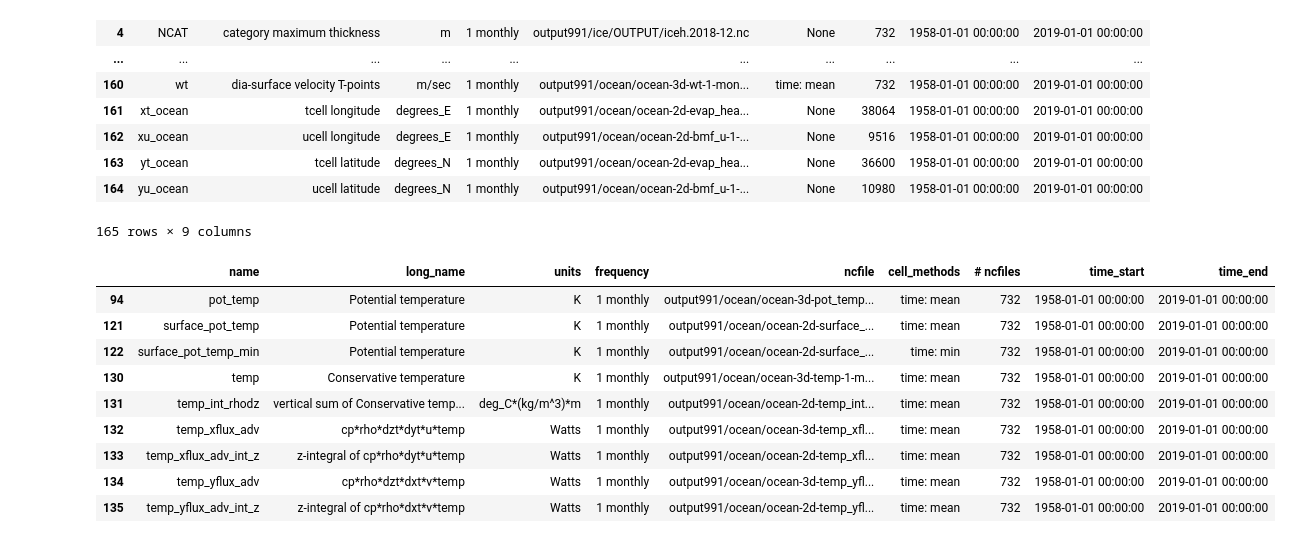
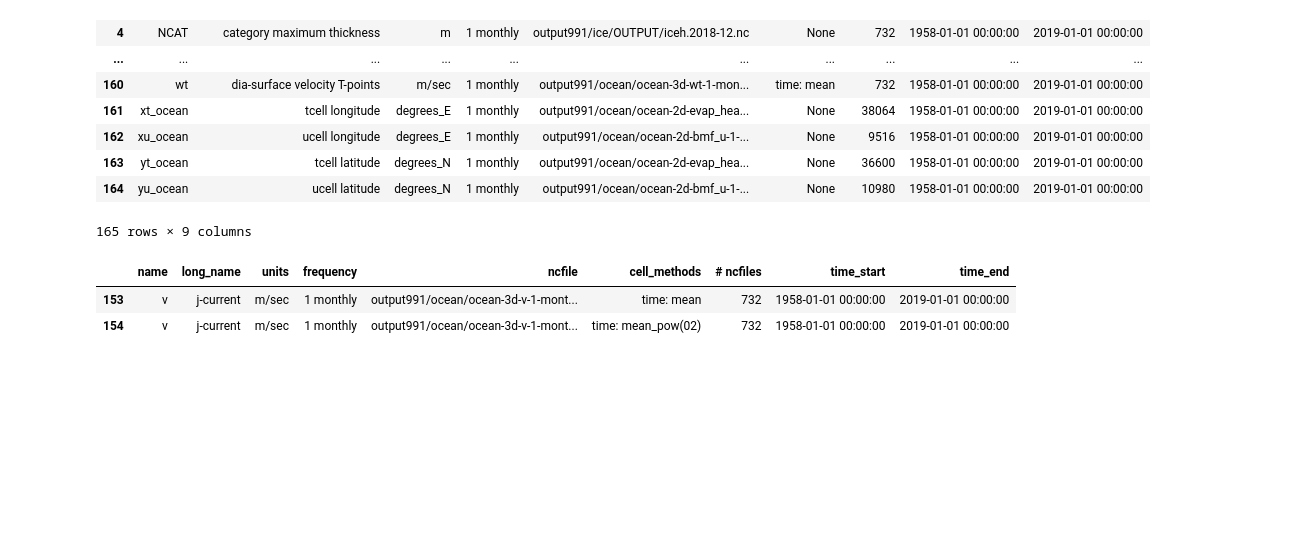
Before and after one commit to adityarn/CDW_mixing_ACCESS, a Jupyter notebook: Exploratory.ipynb, the cells around one changed output. Drawn from its saved outputs; the diff is of its cells as text; code cells hidden in the pictures; blank space fills up the shorter version.

```diff
--- a/Exploratory.ipynb
+++ b/Exploratory.ipynb
@@ -66,15 +64,8 @@ varList
 | 164 | yu_ocean | ucell latitude | degrees_N | 1 monthly | output991/ocean/ocean-2d-bmf_u-1-... | None | 10980 | 1958-01-01 00:00:00 | 2019-01-01 00:00:00 |
 165 rows × 9 columns
 # %%
-varList.loc[varList["name"].str.lower().str.contains("temp")]
+varList.loc[varList["long_name"].str.lower().str.contains("j-current")]
 # %% [output]
 |  | name | long_name | units | frequency | ncfile | cell_methods | # ncfiles | time_start | time_end |
-| 94 | pot_temp | Potential temperature | K | 1 monthly | output991/ocean/ocean-3d-pot_temp... | time: mean | 732 | 1958-01-01 00:00:00 | 2019-01-01 00:00:00 |
-| 121 | surface_pot_temp | Potential temperature | K | 1 monthly | output991/ocean/ocean-2d-surface_... | time: mean | 732 | 1958-01-01 00:00:00 | 2019-01-01 00:00:00 |
-| 122 | surface_pot_temp_min | Potential temperature | K | 1 monthly | output991/ocean/ocean-2d-surface_... | time: min | 732 | 1958-01-01 00:00:00 | 2019-01-01 00:00:00 |
-| 130 | temp | Conservative temperature | K | 1 monthly | output991/ocean/ocean-3d-temp-1-m... | time: mean | 732 | 1958-01-01 00:00:00 | 2019-01-01 00:00:00 |
-| 131 | temp_int_rhodz | vertical sum of Conservative temp... | deg_C*(kg/m^3)*m | 1 monthly | output991/ocean/ocean-2d-temp_int... | time: mean | 732 | 1958-01-01 00:00:00 | 2019-01-01 00:00:00 |
-| 132 | temp_xflux_adv | cp*rho*dzt*dyt*u*temp | Watts | 1 monthly | output991/ocean/ocean-3d-temp_xfl... | time: mean | 732 | 1958-01-01 00:00:00 | 2019-01-01 00:00:00 |
-| 133 | temp_xflux_adv_int_z | z-integral of cp*rho*dyt*u*temp | Watts | 1 monthly | output991/ocean/ocean-2d-temp_xfl... | time: mean | 732 | 1958-01-01 00:00:00 | 2019-01-01 00:00:00 |
-| 134 | temp_yflux_adv | cp*rho*dzt*dxt*v*temp | Watts | 1 monthly | output991/ocean/ocean-3d-temp_yfl... | time: mean | 732 | 1958-01-01 00:00:00 | 2019-01-01 00:00:00 |
-| 135 | temp_yflux_adv_int_z | z-integral of cp*rho*dxt*v*temp | Watts | 1 monthly | output991/ocean/ocean-2d-temp_yfl... | time: mean | 732 | 1958-01-01 00:00:00 | 2019-01-01 00:00:00 |
+| 153 | v | j-current | m/sec | 1 monthly | output991/ocean/ocean-3d-v-1-mont... | time: mean | 732 | 1958-01-01 00:00:00 | 2019-01-01 00:00:00 |
+| 154 | v | j-current | m/sec | 1 monthly | output991/ocean/ocean-3d-v-1-mont... | time: mean_pow(02) | 732 | 1958-01-01 00:00:00 | 2019-01-01 00:00:00 |
```
Also changed, not shown: parts of 15 cells of this notebook, 1 other file.
